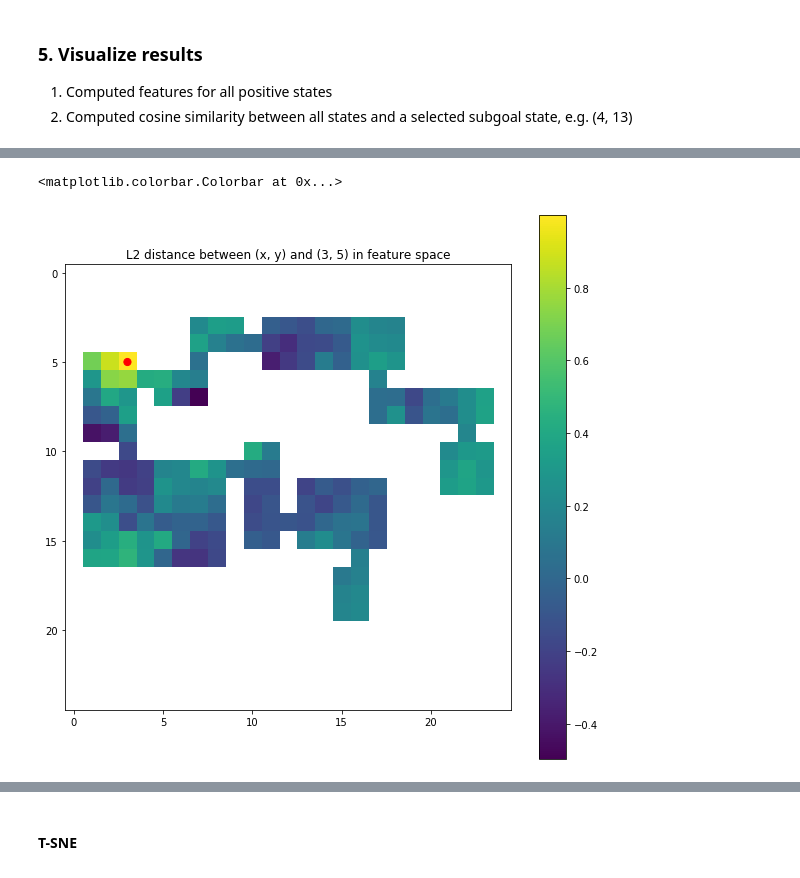
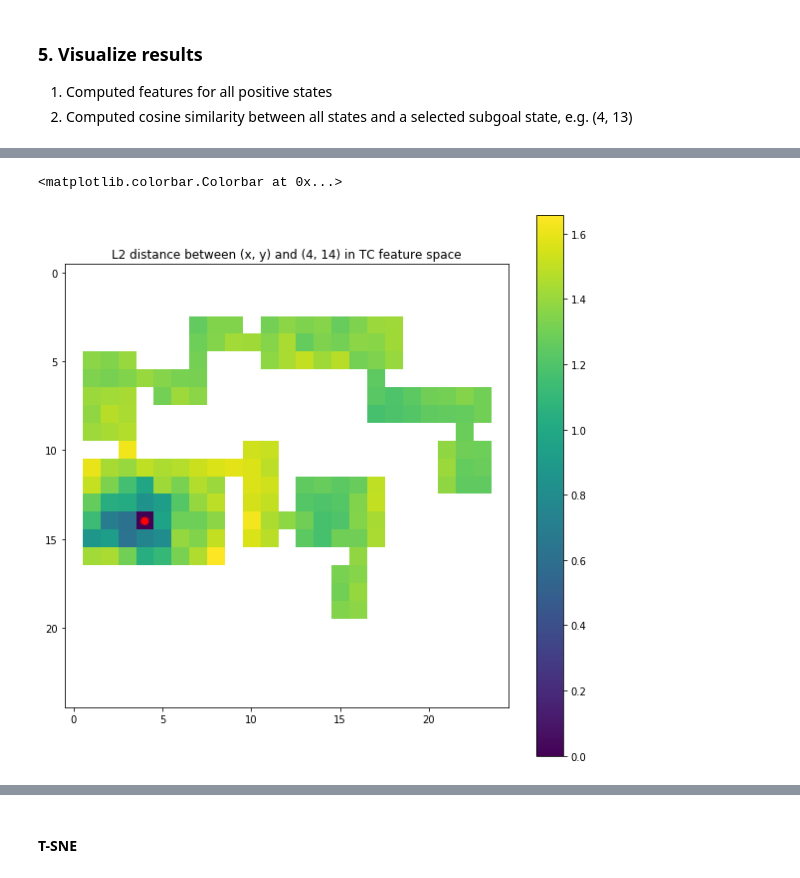
Before and after one commit to 2016choang/sfl, a Jupyter notebook: playground/time-contrastive.ipynb, the cells around one changed output, grey strips where cells are left out. Drawn from its saved outputs; the diff is of its cells as text; code cells hidden in the pictures.

```diff
--- a/playground/time-contrastive.ipynb
+++ b/playground/time-contrastive.ipynb
@@ -486,0 +663,6 @@ load_epoch = 4500
+# %%
+params = torch.load('models/IDF-{}-{}.pt'.format(load_idf_run_id, load_epoch), map_location=device)
+feature_size = 64
+idf_model = IDFModel(env.observation_space.shape, 4, 64)
+idf_model.load_state_dict(params)
+idf_model.to(device)
@@ -507,6 +701,9 @@ TCN(
 h, w = env.grid.height, env.grid.width
 features = torch.zeros((h, w, 4, feature_size), dtype=torch.float)
 features += np.nan
+
+idf_features = torch.zeros((h, w, 4, feature_size), dtype=torch.float)
+idf_features += np.nan
 
 for pos in env.get_possible_pos():
     x, y = pos
@@ -518,3 +715,4 @@ for pos in env.get_possible_pos():
         model_inputs = torch.Tensor(obs).unsqueeze(0).to(device)
 
         features[x, y, direction] = model(model_inputs)
+        idf_features[x, y, direction] = idf_model(model_inputs, mode='encode')
@@ -536,10 +719,15 @@ for r in range(side_size):
+# %%
+subgoal = (4, 14)
+# %%
+tc_heatmap = get_heatmap(features, subgoal)
+idf_heatmap = get_heatmap(idf_features, subgoal)
 # %%
 plt.figure(figsize=(10, 10))
-plt.imshow(heatmap.T)
+plt.imshow(tc_heatmap.T)
 circle = plt.Circle(subgoal, 0.2, color='r')
 plt.gca().add_artist(circle)
-plt.title('L2 distance between (x, y) and {} in feature space'.format(subgoal))
+plt.title('L2 distance between (x, y) and {} in TC feature space'.format(subgoal))
 plt.colorbar()
 # %% [output]
 <matplotlib.colorbar.Colorbar at 0x...>
-[figure, old version]
+[figure, new version]
```
Also changed, not shown: parts of 48 cells of this notebook, 19 other files.
